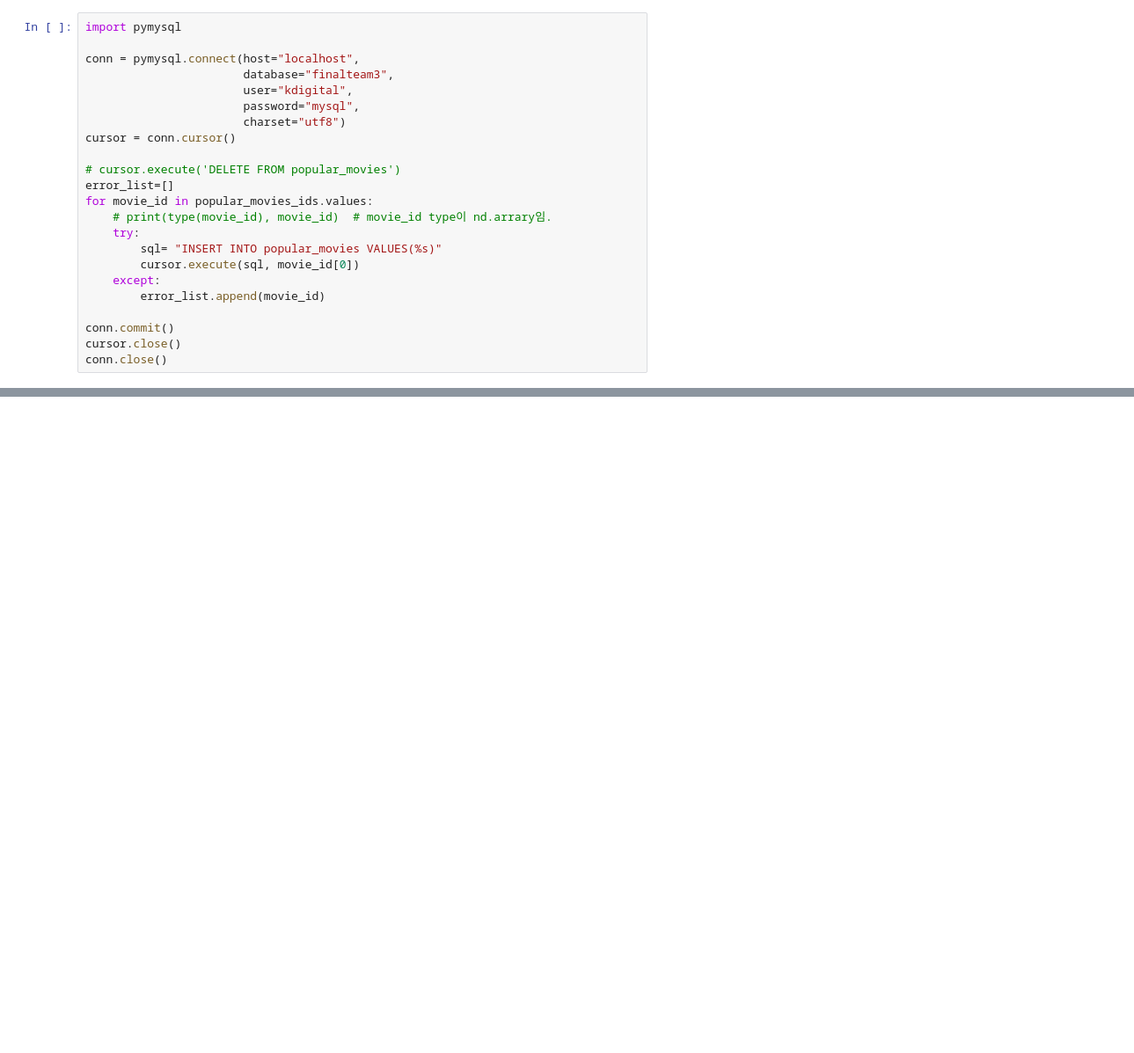
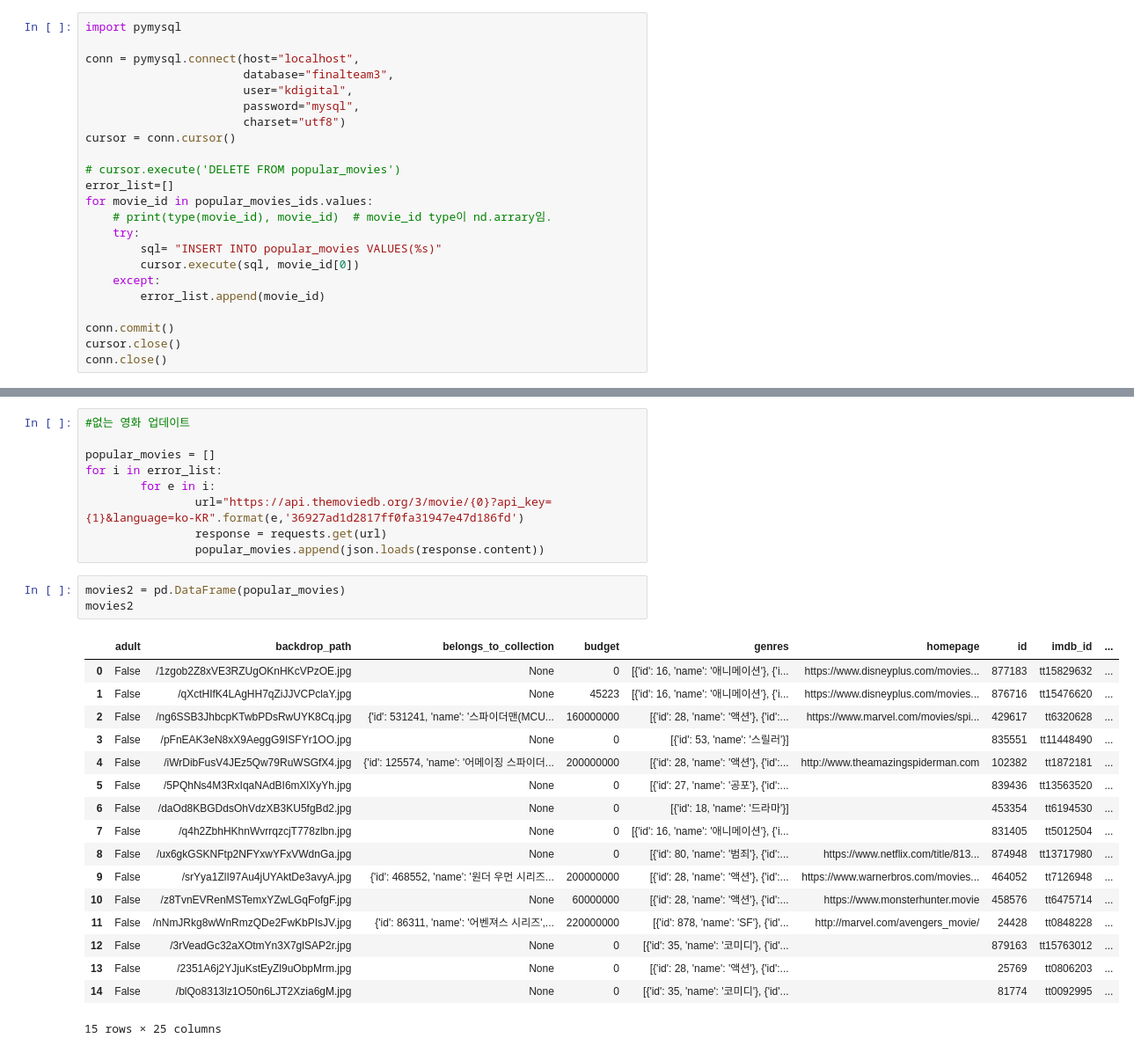
Before and after one commit to seonghun0/project-team3-data, a Jupyter notebook: scripts/team3_data_collection_popular_movies.ipynb, the cells around one changed output, grey strips where cells are left out. Shown at 88% size. Saved outputs shown, nothing was run; the diff lists cells and outputs as text; blank space fills up the shorter version.

```diff
--- a/scripts/team3_data_collection_popular_movies.ipynb
+++ b/scripts/team3_data_collection_popular_movies.ipynb
@@ -116,0 +118,30 @@ len(error_list)
+# %%
+#없는 영화 업데이트
+
+popular_movies = []
+for i in error_list:
+        for e in i:
+                url="https://api.themoviedb.org/3/movie/{0}?api_key={1}&language=ko-KR".format(e,'36927ad1d2817ff0fa31947e47d186fd')
+                response = requests.get(url)
+                popular_movies.append(json.loads(response.content))
+# %%
+movies2 = pd.DataFrame(popular_movies)
+movies2
+# %% [output]
+|  | adult | backdrop_path | belongs_to_collection | budget | genres | homepage | id | imdb_id | ... |
+| 0 | False | /1zgob2Z8xVE3RZUgOKnHKcVPzOE.jpg | None | 0 | [{'id': 16, 'name': '애니메이션'}, {'i... | https://www.disneyplus.com/movies... | 877183 | tt15829632 | ... |
+| 1 | False | /qXctHIfK4LAgHH7qZiJJVCPclaY.jpg | None | 45223 | [{'id': 16, 'name': '애니메이션'}, {'i... | https://www.disneyplus.com/movies... | 876716 | tt15476620 | ... |
+| 2 | False | /ng6SSB3JhbcpKTwbPDsRwUYK8Cq.jpg | {'id': 531241, 'name': '스파이더맨(MCU... | 160000000 | [{'id': 28, 'name': '액션'}, {'id':... | https://www.marvel.com/movies/spi... | 429617 | tt6320628 | ... |
+| 3 | False | /pFnEAK3eN8xX9AeggG9ISFYr1OO.jpg | None | 0 | [{'id': 53, 'name': '스릴러'}] |  | 835551 | tt11448490 | ... |
+| 4 | False | /iWrDibFusV4JEz5Qw79RuWSGfX4.jpg | {'id': 125574, 'name': '어메이징 스파이더... | 200000000 | [{'id': 28, 'name': '액션'}, {'id':... | http://www.theamazingspiderman.com | 102382 | tt1872181 | ... |
+| 5 | False | /5PQhNs4M3RxIqaNAdBI6mXlXyYh.jpg | None | 0 | [{'id': 27, 'name': '공포'}, {'id':... |  | 839436 | tt13563520 | ... |
+| 6 | False | /daOd8KBGDdsOhVdzXB3KU5fgBd2.jpg | None | 0 | [{'id': 18, 'name': '드라마'}] |  | 453354 | tt6194530 | ... |
+| 7 | False | /q4h2ZbhHKhnWvrrqzcjT778zlbn.jpg | None | 0 | [{'id': 16, 'name': '애니메이션'}, {'i... |  | 831405 | tt5012504 | ... |
+| 8 | False | /ux6gkGSKNFtp2NFYxwYFxVWdnGa.jpg | None | 0 | [{'id': 80, 'name': '범죄'}, {'id':... | https://www.netflix.com/title/813... | 874948 | tt13717980 | ... |
+| 9 | False | /srYya1ZlI97Au4jUYAktDe3avyA.jpg | {'id': 468552, 'name': '원더 우먼 시리즈... | 200000000 | [{'id': 28, 'name': '액션'}, {'id':... | https://www.warnerbros.com/movies... | 464052 | tt7126948 | ... |
+| 10 | False | /z8TvnEVRenMSTemxYZwLGqFofgF.jpg | None | 60000000 | [{'id': 28, 'name': '액션'}, {'id':... | https://www.monsterhunter.movie | 458576 | tt6475714 | ... |
+| 11 | False | /nNmJRkg8wWnRmzQDe2FwKbPIsJV.jpg | {'id': 86311, 'name': '어벤져스 시리즈',... | 220000000 | [{'id': 878, 'name': 'SF'}, {'id'... | http://marvel.com/avengers_movie/ | 24428 | tt0848228 | ... |
+| 12 | False | /3rVeadGc32aXOtmYn3X7glSAP2r.jpg | None | 0 | [{'id': 35, 'name': '코미디'}, {'id'... |  | 879163 | tt15763012 | ... |
+| 13 | False | /2351A6j2YJjuKstEyZl9uObpMrm.jpg | None | 0 | [{'id': 28, 'name': '액션'}, {'id':... |  | 25769 | tt0806203 | ... |
+| 14 | False | /blQo8313lz1O50n6LJT2Xzia6gM.jpg | None | 0 | [{'id': 35, 'name': '코미디'}, {'id'... |  | 81774 | tt0092995 | ... |
+15 rows × 25 columns
```
Also changed, not shown: parts of 6 cells of this notebook, 7 other files.
